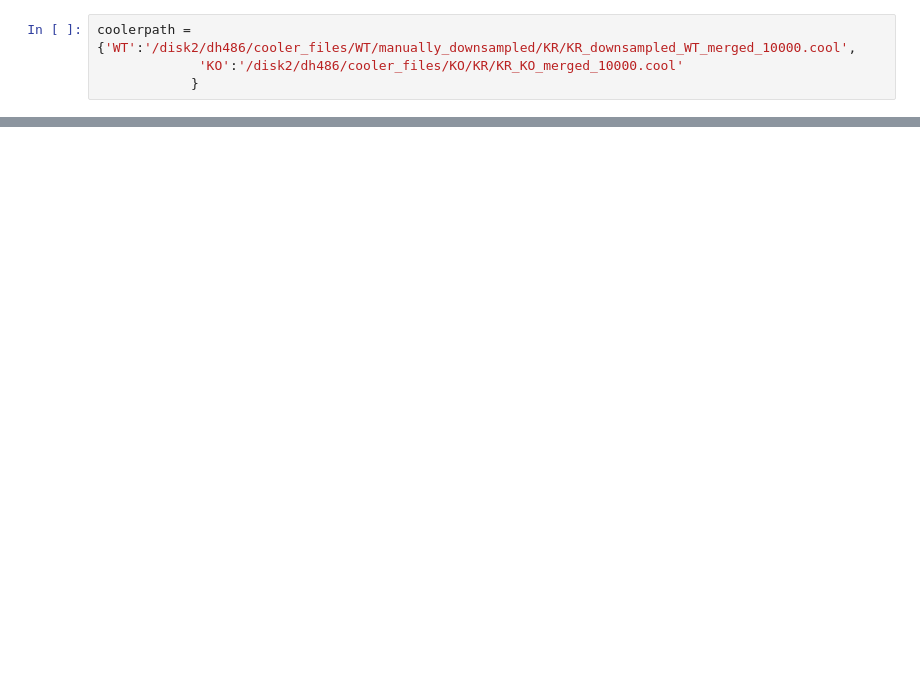
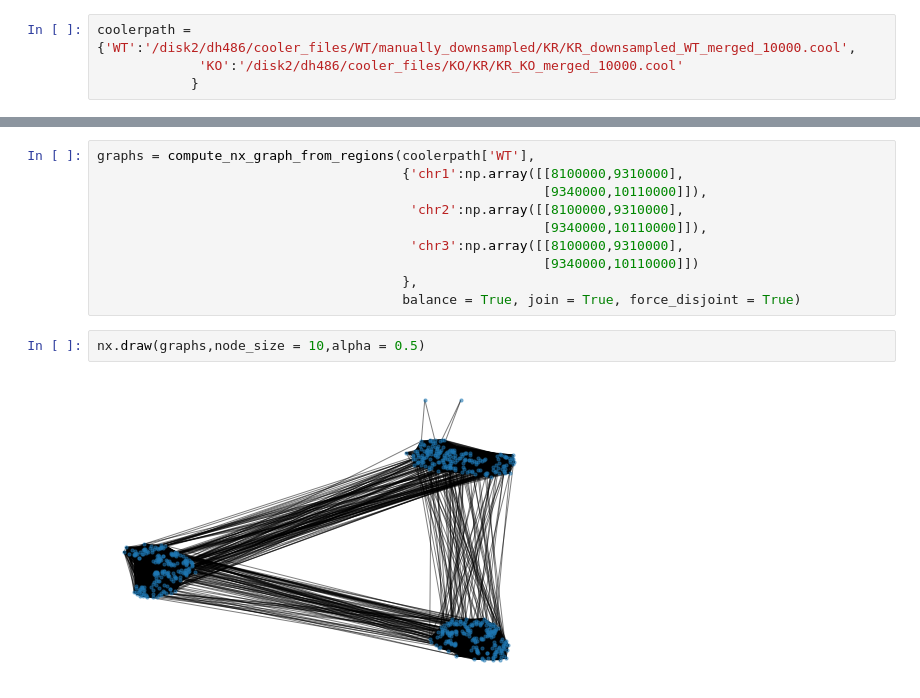
Before and after one commit to dhall1995/GrapHiC, a Jupyter notebook: Extracting_Hi_C_graphs.ipynb, the cells around one changed output, grey strips where cells are left out. Saved outputs shown, nothing was run; the diff lists cells and outputs as text; blank space fills up the shorter version.

```diff
--- a/Extracting_Hi_C_graphs.ipynb
+++ b/Extracting_Hi_C_graphs.ipynb
@@ -98,0 +130,14 @@ compare_gene(gene_reg = 'chr6:142,490,249-142,507,957',gene_name = 'Ldhb')
+# %%
+graphs = compute_nx_graph_from_regions(coolerpath['WT'],
+                                       {'chr1':np.array([[8100000,9310000],
+                                                         [9340000,10110000]]),
+                                        'chr2':np.array([[8100000,9310000],
+                                                         [9340000,10110000]]),
+                                        'chr3':np.array([[8100000,9310000],
+                                                         [9340000,10110000]])
+                                       },
+                                       balance = True, join = True, force_disjoint = True)
+# %%
+nx.draw(graphs,node_size = 10,alpha = 0.5)
+# %% [output]
+[figure, added]
```
Also changed, not shown: parts of 11 cells of this notebook, 10 other files.
